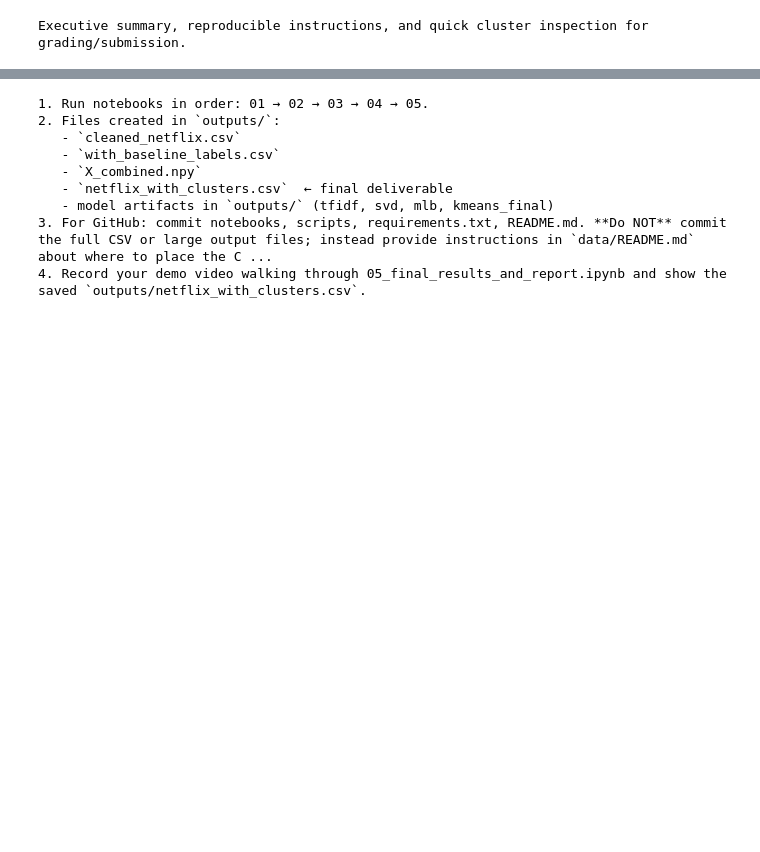
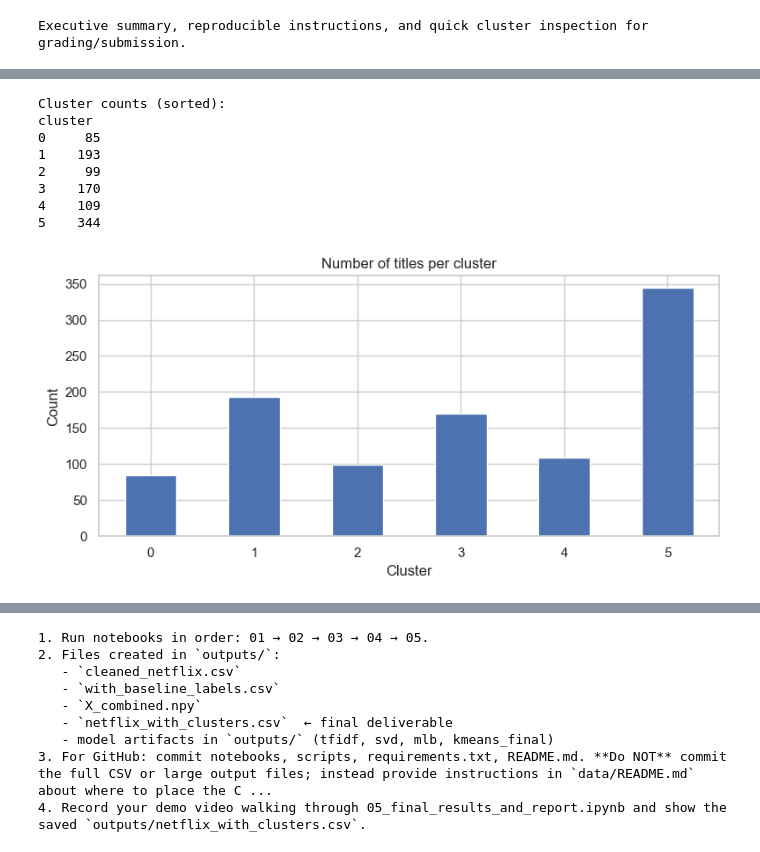
Before and after one commit to ragnarok-7/netflix-clustering, a Jupyter notebook: notebooks/05_final_results_and_report.ipynb, the cells around one changed output, grey strips where cells are left out. Drawn from its saved outputs; the diff is of its cells as text; code cells hidden in the pictures; blank space fills up the shorter version.

```diff
--- a/notebooks/05_final_results_and_report.ipynb
+++ b/notebooks/05_final_results_and_report.ipynb
@@ -41,0 +132,28 @@ Sample titles: ['7:19', '23:59', '9', '21', '122', '187', '706', '1920']
+# %%
+# Cell 4: Cluster counts + bar plot
+import matplotlib.pyplot as plt
+import seaborn as sns
+sns.set(style="whitegrid")
+
+cluster_counts = df['cluster'].value_counts().sort_index()
+print("Cluster counts (sorted):")
+print(cluster_counts.to_string())
+
+plt.figure(figsize=(8,4))
+ax = cluster_counts.plot(kind='bar')
+ax.set_title("Number of titles per cluster")
+ax.set_xlabel("Cluster")
+ax.set_ylabel("Count")
+plt.xticks(rotation=0)
+plt.tight_layout()
+plt.show()
+# %% [output]
+Cluster counts (sorted):
+cluster
+0     85
+1    193
+2     99
+3    170
+4    109
+5    344
+[figure, added]
```
Also changed, not shown: parts of 8 cells of this notebook, 12 other files.
